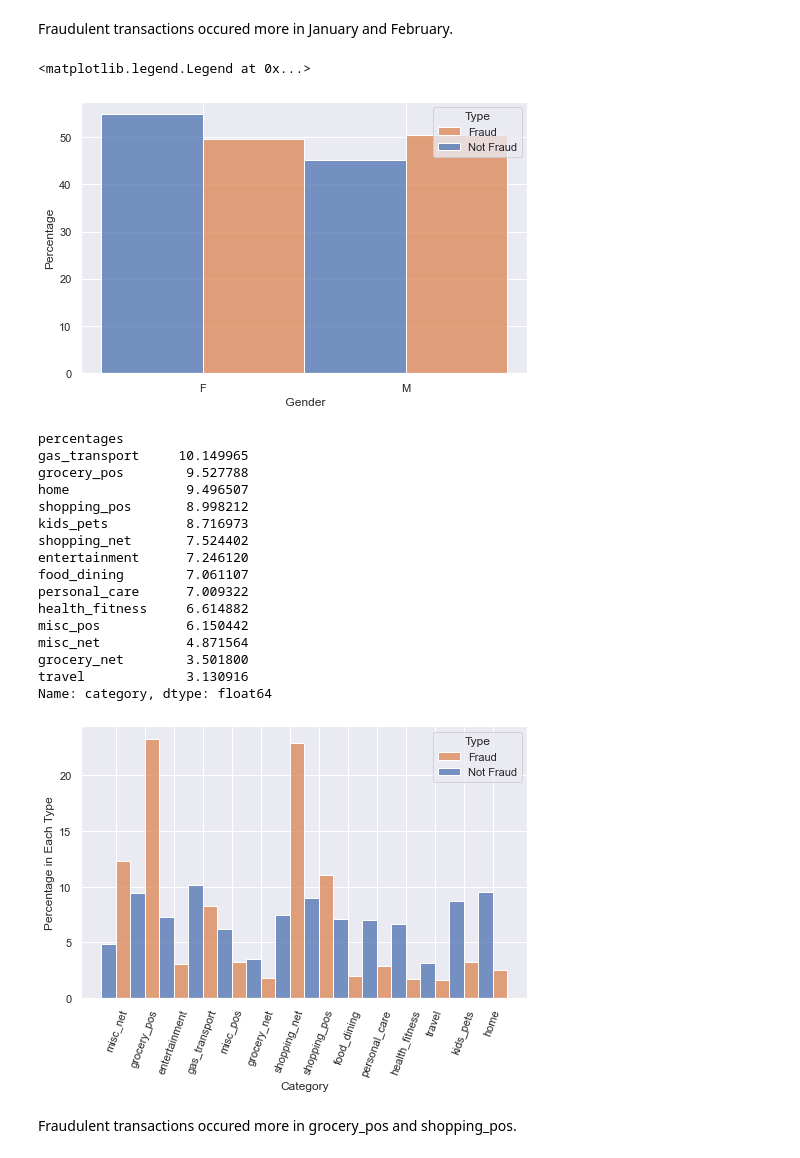
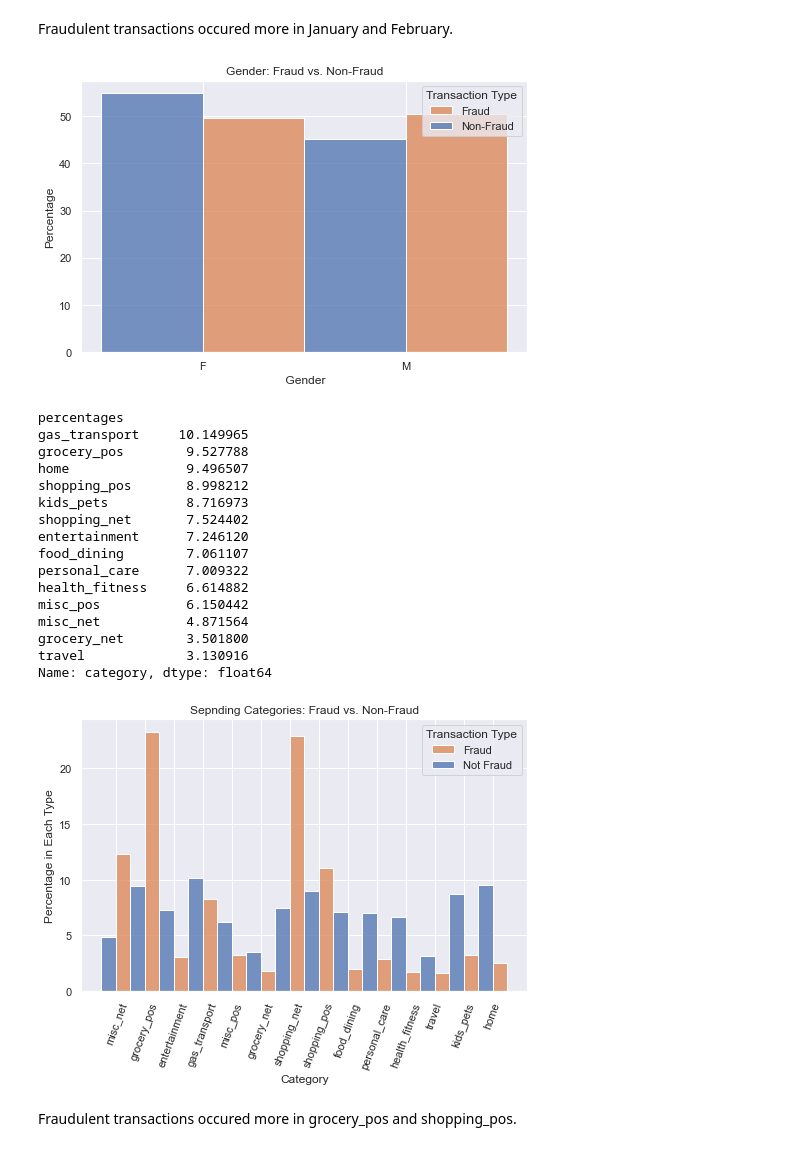
Before and after one commit to MeganWang393/PortfolioProjects, a Jupyter notebook: Credit Card Fraud EDA.ipynb, the cells around one changed output. Drawn from its saved outputs; the diff is of its cells as text; code cells hidden in the pictures.

```diff
--- a/Credit Card Fraud EDA.ipynb
+++ b/Credit Card Fraud EDA.ipynb
@@ -257,12 +255,13 @@ Fraudulent transactions occured more in January and February.
 # %%
 fig=plt.figure(figsize=(8,5))
 ax=sns.histplot(data=df, x='gender',hue='is_fraud',stat='percent',multiple='dodge',common_norm=False)
 ax.set_ylabel('Percentage')
 ax.set_xlabel(' Gender')
-plt.legend(title='Type',labels=['Fraud','Not Fraud'])
+plt.legend(title='Transaction Type',labels=['Fraud','Non-Fraud'])
+plt.title('Gender: Fraud vs. Non-Fraud')
+plt.show()
 # %% [output]
-<matplotlib.legend.Legend at 0x...>
-[figure, old version]
+[figure, new version]
 # %%
 #Sepnding Category vs. is_fraud
 print('percentages'); print(df['category'].value_counts(normalize=True)*100)
@@ -273,7 +272,8 @@ ax.set_ylabel('Percentage in Each Type')
 ax.set_xlabel('Category')
 for tick in ax.get_xticklabels():
     tick.set_rotation(70)
-plt.legend(title='Type',labels=['Fraud','Not Fraud'])
+plt.legend(title='Transaction Type',labels=['Fraud','Not Fraud'])
+plt.title('Sepnding Categories: Fraud vs. Non-Fraud')
 plt.show()
 # %% [output]
 percentages
@@ -292,7 +292,7 @@ misc_net           4.871564
 grocery_net        3.501800
 travel             3.130916
 Name: category, dtype: float64
-[figure, old version]
+[figure, new version]
 # %% [markdown]
 Fraudulent transactions occured more in grocery_pos and shopping_pos.
 # %%
```
Also changed, not shown: parts of 14 cells of this notebook.
